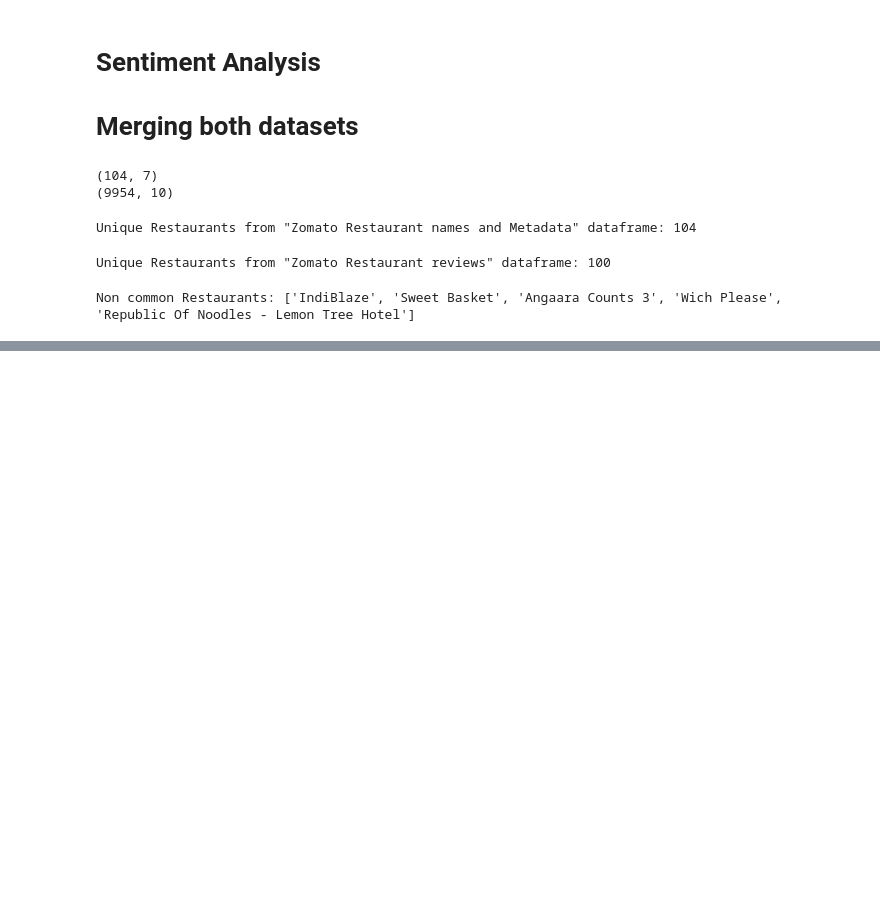
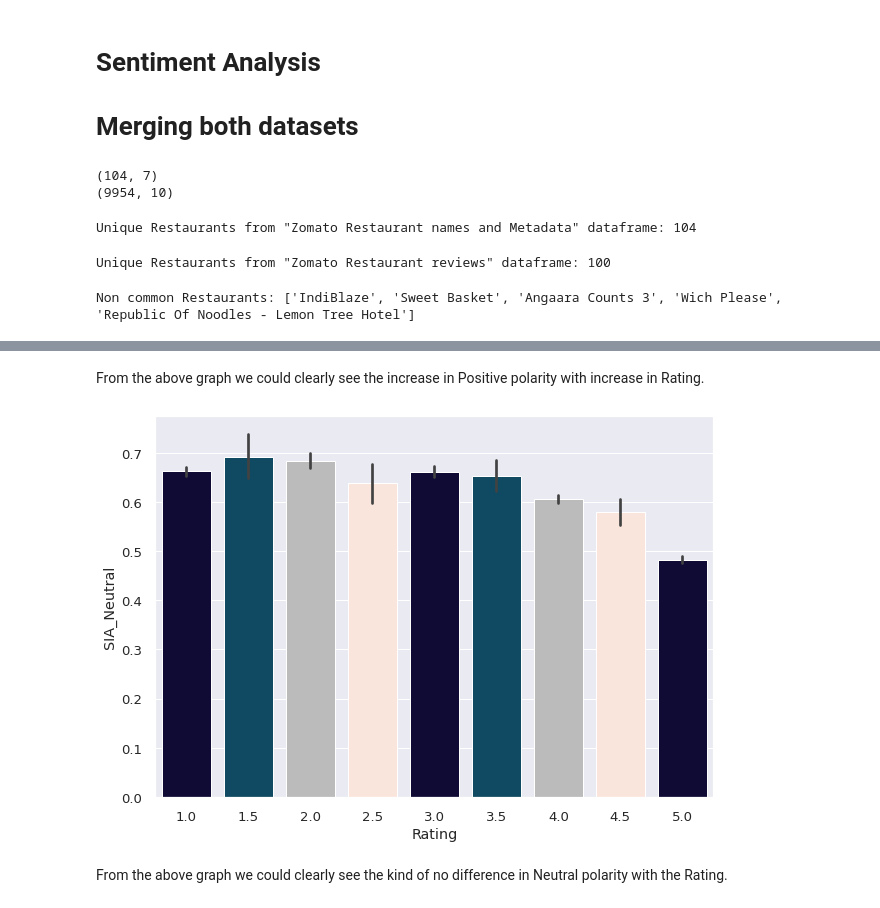
Before and after one commit to jayV1999/ZOMATO-RESTAURANT-CLUSTERING-AND-SENTIMENT-ANALYSIS, a Jupyter notebook: ZOMATO_RESTAURANT_CLUSTERING_AND_SENTIMENT_ANALYSIS_Jayanth_V.ipynb, the cells around one changed output, grey strips where cells are left out. Saved outputs shown, nothing was run; the diff lists cells and outputs as text; code cells hidden in the pictures; blank space fills up the shorter version.

```diff
--- a/ZOMATO_RESTAURANT_CLUSTERING_AND_SENTIMENT_ANALYSIS_Jayanth_V.ipynb
+++ b/ZOMATO_RESTAURANT_CLUSTERING_AND_SENTIMENT_ANALYSIS_Jayanth_V.ipynb
@@ -1101,0 +1223,9 @@ for not_com_rest_names in lst:
+# %% [markdown]
+From the above graph we could clearly see the increase in Positive polarity with increase in Rating.
+# %%
+# Neutral Polarity
+barplotpolarity('Rating','SIA_Neutral',['#0A043C','#03506F','#BBBBBB','#FFE3D8'])
+# %% [output]
+[figure, added]
+# %% [markdown]
+From the above graph we could clearly see the kind of no difference in Neutral polarity with the Rating.
```
Also changed, not shown: parts of 57 cells of this notebook.
